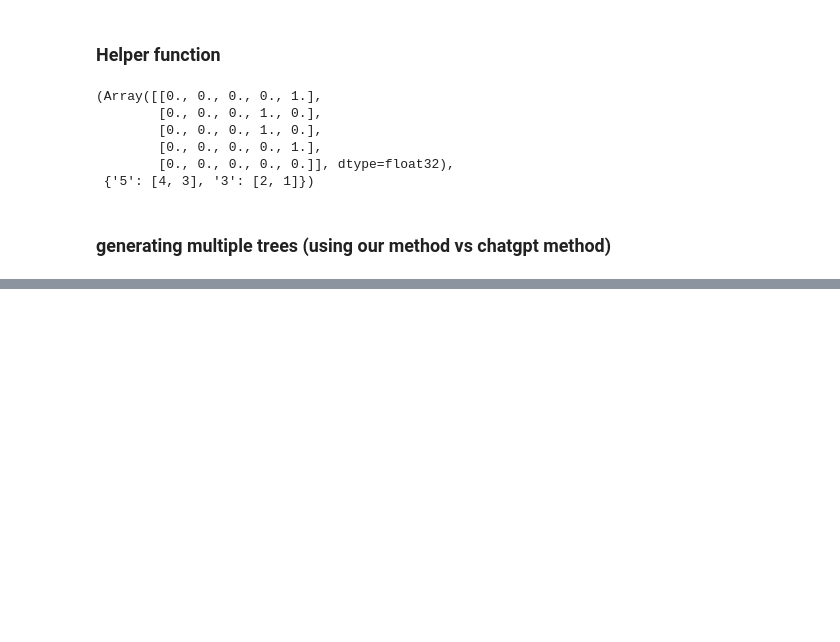
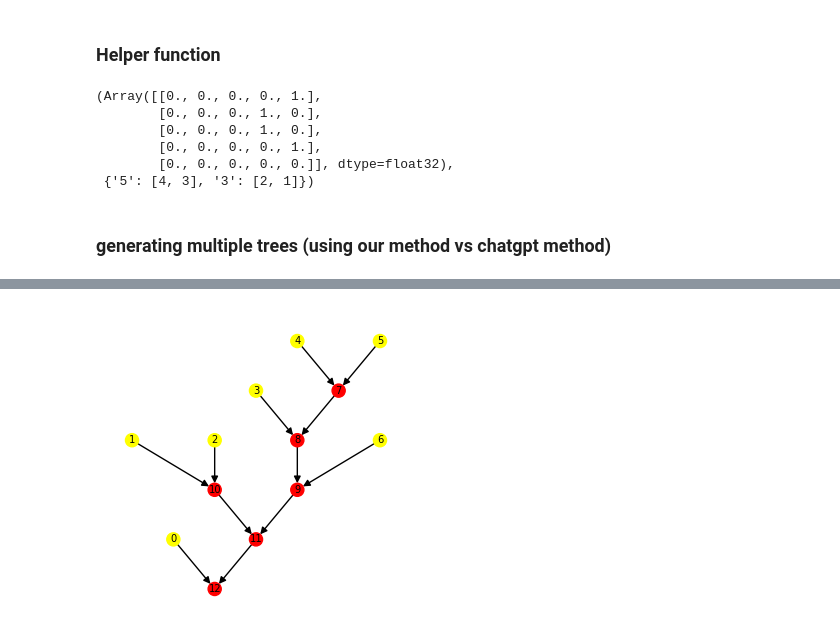
Before and after one commit to ramithuh/differentiable-trees, a Jupyter notebook: feature-testing/Diverse_Tree_Generation_[Catalan_Numbers].ipynb, the cells around one changed output, grey strips where cells are left out. Cells and saved outputs as stored; diff of their text form; code cells hidden in the pictures; blank space fills up the shorter version.

```diff
--- a/feature-testing/Diverse_Tree_Generation_[Catalan_Numbers].ipynb
+++ b/feature-testing/Diverse_Tree_Generation_[Catalan_Numbers].ipynb
@@ -325,0 +330,9 @@ show_hash_map_trees(hash_map)
+# %%
+n_leaves = 7
+
+tree_str  = generate_bifurcating_tree(42, n_leaves)
+
+adj_matrix, adj_list = convert_parenthesis_notation_to_adj_matrix(tree_str)
+fig = show_graph_with_labels(adj_matrix, n_leaves, return_img = True)
+# %% [output]
+[figure, added]
```
Also changed, not shown: parts of 15 cells of this notebook.
